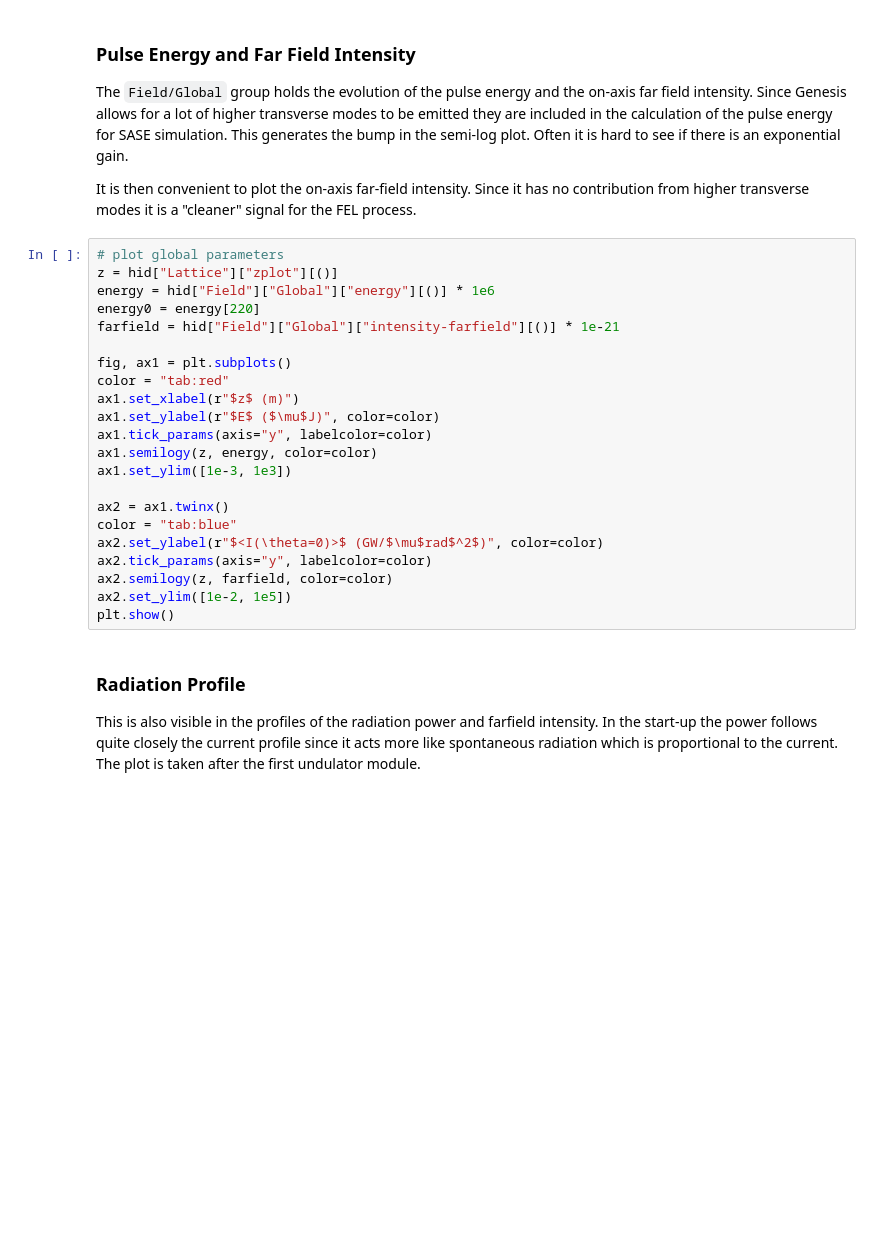
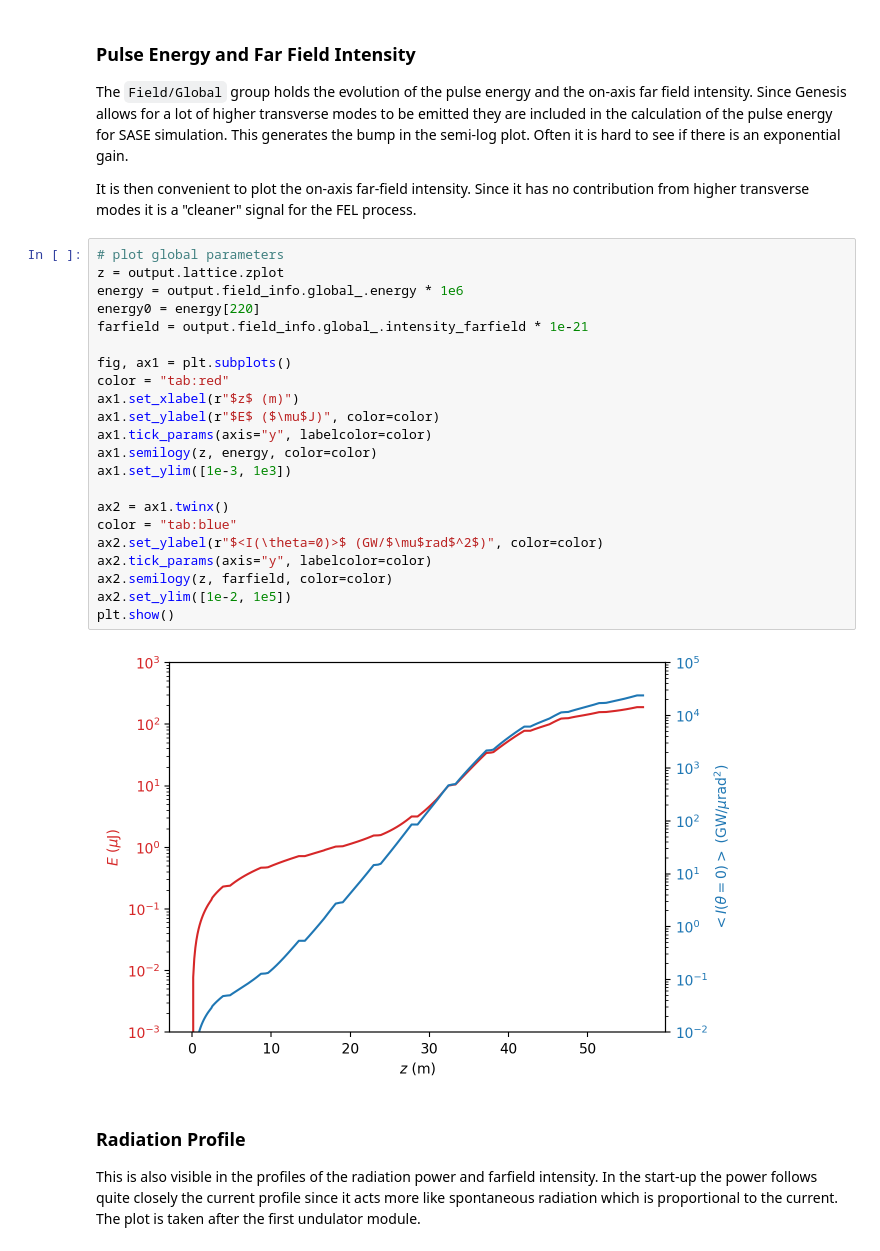
Before and after one commit to slaclab/lume-genesis, a Jupyter notebook: docs/examples/genesis4/Example3-TimeDependent.ipynb, the cells around one changed output. Saved outputs shown, nothing was run; the diff lists cells and outputs as text; blank space fills up the shorter version.

```diff
--- a/docs/examples/genesis4/Example3-TimeDependent.ipynb
+++ b/docs/examples/genesis4/Example3-TimeDependent.ipynb
@@ -187,26 +186,28 @@ Since Genesis allows for a lot of higher transverse modes to be emitted they are
 It is then convenient to plot the on-axis far-field intensity. Since it has no contribution from higher transverse modes it is a "cleaner" signal for the FEL process.
 # %%
 # plot global parameters
-z = hid["Lattice"]["zplot"][()]
-energy = hid["Field"]["Global"]["energy"][()] * 1e6
+z = output.lattice.zplot
+energy = output.field_info.global_.energy * 1e6
 energy0 = energy[220]
-farfield = hid["Field"]["Global"]["intensity-farfield"][()] * 1e-21
+farfield = output.field_info.global_.intensity_farfield * 1e-21
 
 fig, ax1 = plt.subplots()
 color = "tab:red"
 ax1.set_xlabel(r"$z$ (m)")
 ax1.set_ylabel(r"$E$ ($\mu$J)", color=color)
 ax1.tick_params(axis="y", labelcolor=color)
 ax1.semilogy(z, energy, color=color)
 ax1.set_ylim([1e-3, 1e3])
 
 ax2 = ax1.twinx()
 color = "tab:blue"
 ax2.set_ylabel(r"$<I(\theta=0)>$ (GW/$\mu$rad$^2$)", color=color)
 ax2.tick_params(axis="y", labelcolor=color)
 ax2.semilogy(z, farfield, color=color)
 ax2.set_ylim([1e-2, 1e5])
 plt.show()
+# %% [output]
+[figure, added]
 # %% [markdown]
 
 ### Radiation Profile
```
Also changed, not shown: parts of 11 cells of this notebook, 6 other files.
